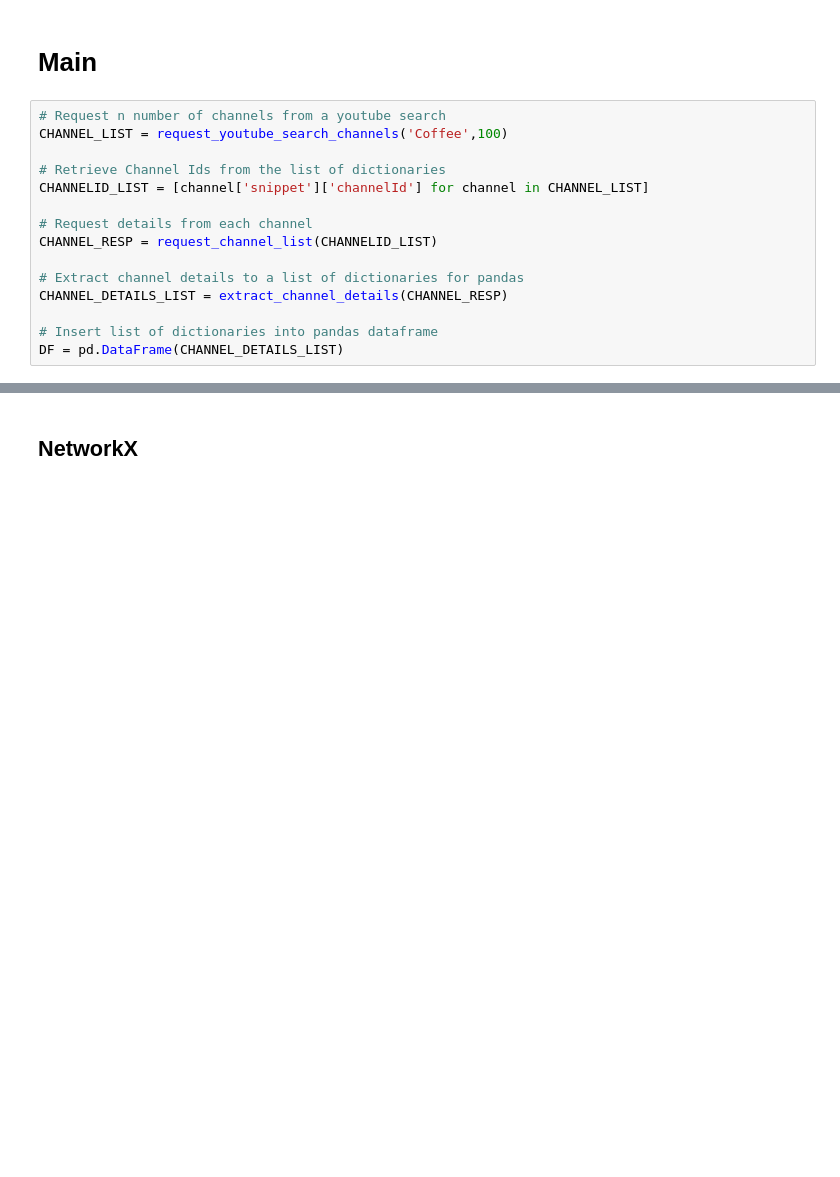
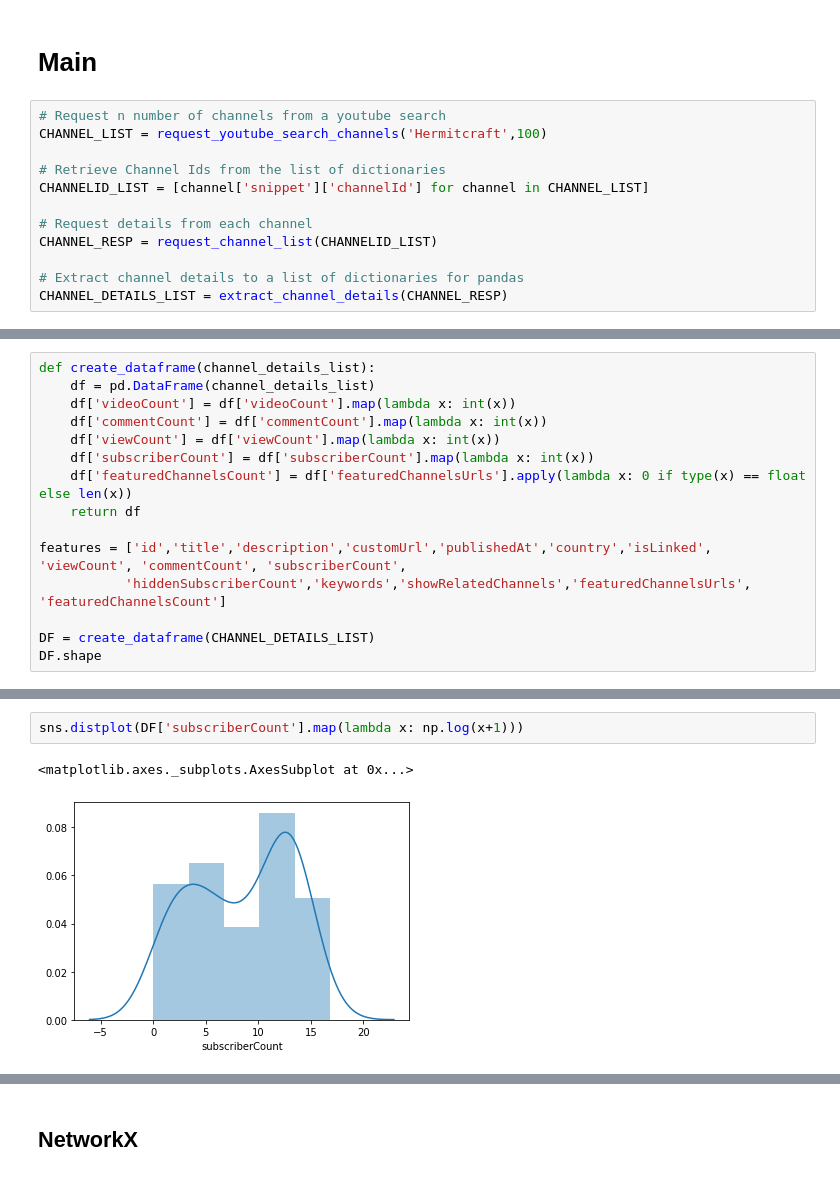
Before and after one commit to DanOvad/youtube-channel-analysis, a Jupyter notebook: youtube_data.ipynb, the cells around one changed output, grey strips where cells are left out. Cells and saved outputs as stored; diff of their text form; blank space fills up the shorter version.

Commit message:
Added EDA section, cleaned dataframe to ints

```diff
--- a/youtube_data.ipynb
+++ b/youtube_data.ipynb
@@ -151,7 +152,7 @@ def extract_channel_details(channel_resp):
 # Main
 # %%
 # Request n number of channels from a youtube search
-CHANNEL_LIST = request_youtube_search_channels('Coffee',100)
+CHANNEL_LIST = request_youtube_search_channels('Hermitcraft',100)
 
 # Retrieve Channel Ids from the list of dictionaries
 CHANNELID_LIST = [channel['snippet']['channelId'] for channel in CHANNEL_LIST]
@@ -161,6 +162,3 @@ CHANNEL_RESP = request_channel_list(CHANNELID_LIST)
 
 # Extract channel details to a list of dictionaries for pandas
 CHANNEL_DETAILS_LIST = extract_channel_details(CHANNEL_RESP)
-
-# Insert list of dictionaries into pandas dataframe
-DF = pd.DataFrame(CHANNEL_DETAILS_LIST)
@@ -168,0 +167,15 @@ There are non-unique elements in this list
+# %%
+def create_dataframe(channel_details_list):
+    df = pd.DataFrame(channel_details_list)
+    df['videoCount'] = df['videoCount'].map(lambda x: int(x))
+    df['commentCount'] = df['commentCount'].map(lambda x: int(x))
+    df['viewCount'] = df['viewCount'].map(lambda x: int(x))
+    df['subscriberCount'] = df['subscriberCount'].map(lambda x: int(x))
+    df['featuredChannelsCount'] = df['featuredChannelsUrls'].apply(lambda x: 0 if type(x) == float else len(x))
+    return df
+
+features = ['id','title','description','customUrl','publishedAt','country','isLinked', 'viewCount', 'commentCount', 'subscriberCount',
+           'hiddenSubscriberCount','keywords','showRelatedChannels','featuredChannelsUrls', 'featuredChannelsCount']
+
+DF = create_dataframe(CHANNEL_DETAILS_LIST)
+DF.shape
@@ -172,0 +223,5 @@ DF.shape
+# %%
+sns.distplot(DF['subscriberCount'].map(lambda x: np.log(x+1)))
+# %% [output]
+<matplotlib.axes._subplots.AxesSubplot at 0x...>
+[figure, added]
```
Also changed, not shown: parts of 13 cells of this notebook.
